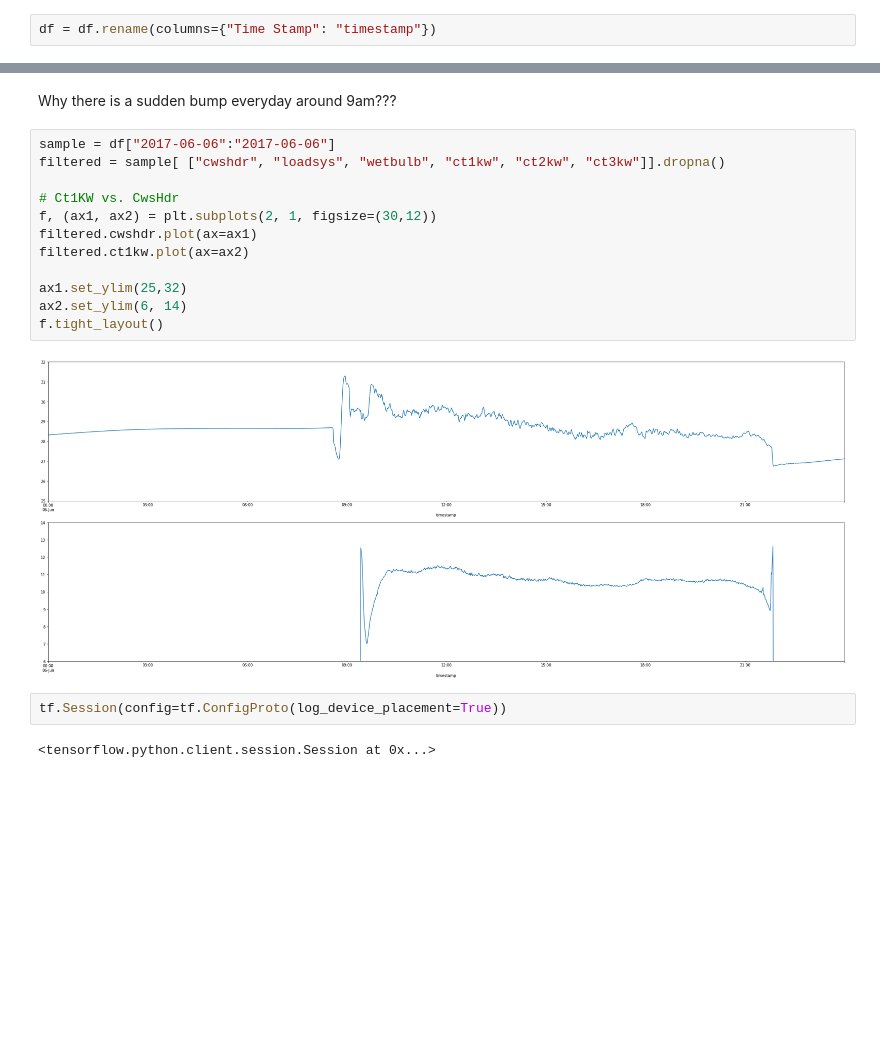
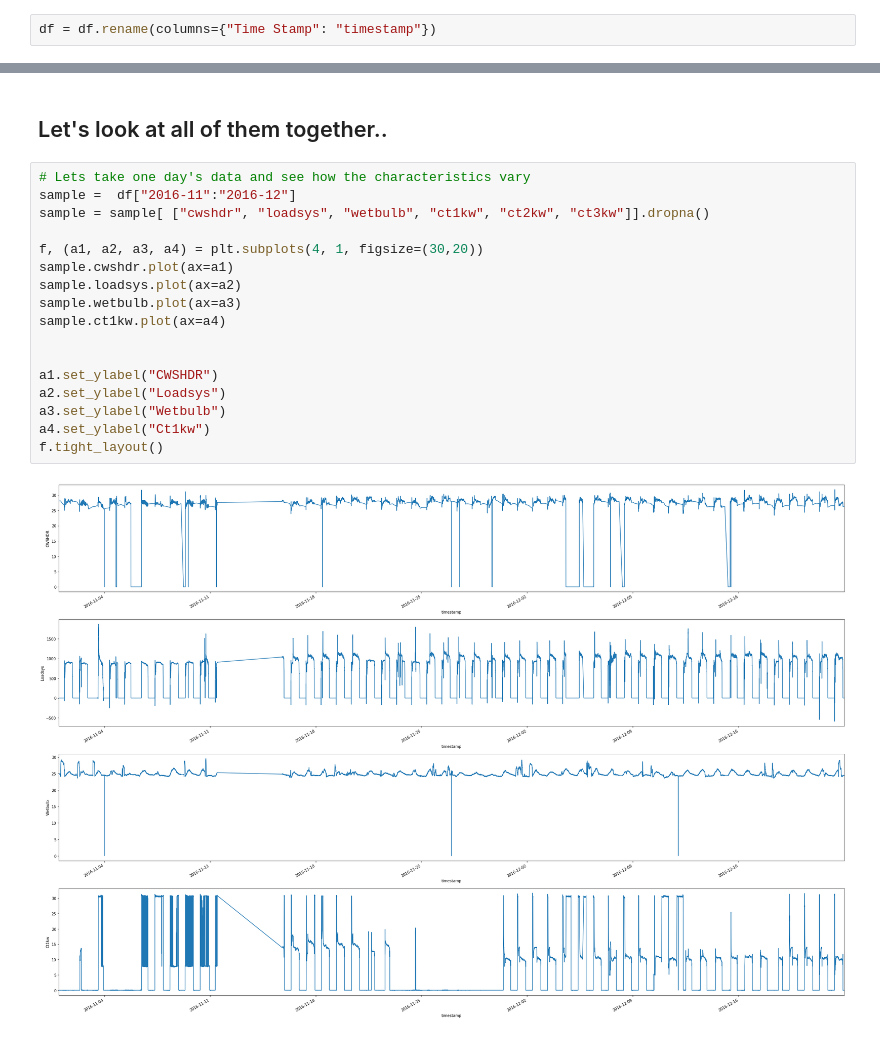
Before and after one commit to MiachelGu/chiller-plants, a Jupyter notebook: notebooks/Playground.ipynb, the cells around one changed output, grey strips where cells are left out. Drawn from its saved outputs; the diff is of its cells as text; blank space fills up the shorter version.

```diff
--- a/notebooks/Playground.ipynb
+++ b/notebooks/Playground.ipynb
@@ -125,20 +122,21 @@ ax.set_ylim(25,32)
-# %% [markdown]
-Why there is a sudden bump everyday around 9am???
-# %%
-sample = df["2017-06-06":"2017-06-06"]
-filtered = sample[ ["cwshdr", "loadsys", "wetbulb", "ct1kw", "ct2kw", "ct3kw"]].dropna()
-
-# Ct1KW vs. CwsHdr
-f, (ax1, ax2) = plt.subplots(2, 1, figsize=(30,12))
-filtered.cwshdr.plot(ax=ax1)
-filtered.ct1kw.plot(ax=ax2)
-
-ax1.set_ylim(25,32)
-ax2.set_ylim(6, 14)
-f.tight_layout()
-# %% [output]
-[figure, removed]
-# %%
-tf.Session(config=tf.ConfigProto(log_device_placement=True))
-# %% [output]
-<tensorflow.python.client.session.Session at 0x...>
+# %% [markdown]
+## Let's look at all of them together..
+# %%
+# Lets take one day's data and see how the characteristics vary
+sample =  df["2016-11":"2016-12"]
+sample = sample[ ["cwshdr", "loadsys", "wetbulb", "ct1kw", "ct2kw", "ct3kw"]].dropna()
+
+f, (a1, a2, a3, a4) = plt.subplots(4, 1, figsize=(30,20))
+sample.cwshdr.plot(ax=a1)
+sample.loadsys.plot(ax=a2)
+sample.wetbulb.plot(ax=a3)
+sample.ct1kw.plot(ax=a4)
+
+
+a1.set_ylabel("CWSHDR")
+a2.set_ylabel("Loadsys")
+a3.set_ylabel("Wetbulb")
+a4.set_ylabel("Ct1kw")
+f.tight_layout()
+# %% [output]
+[figure, added]
```
Also changed, not shown: parts of 22 cells of this notebook.
